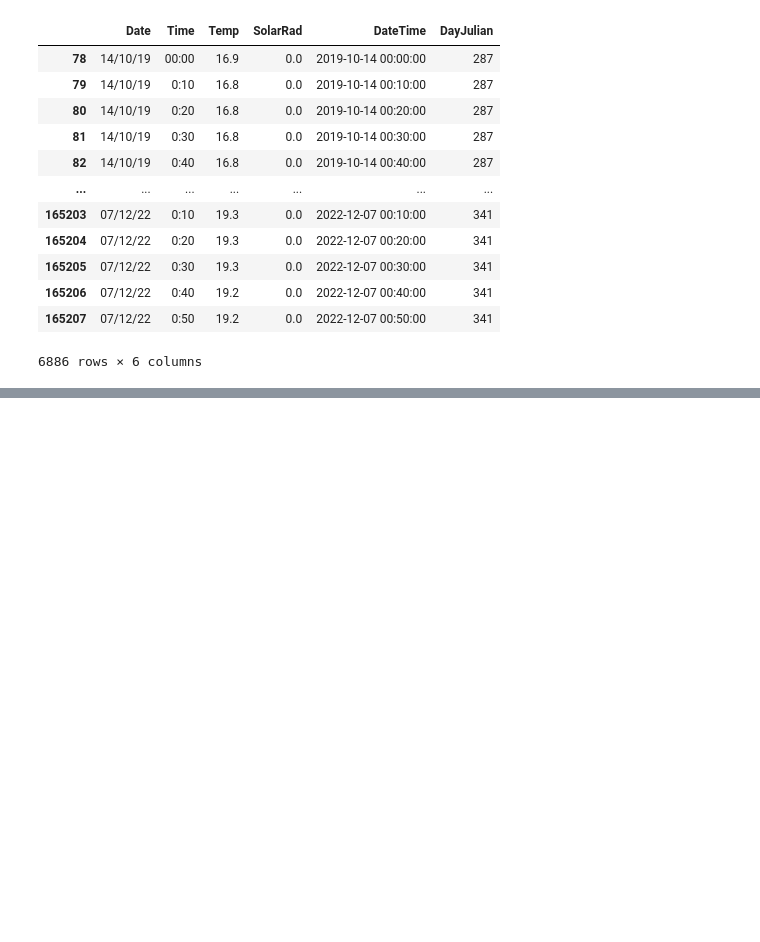
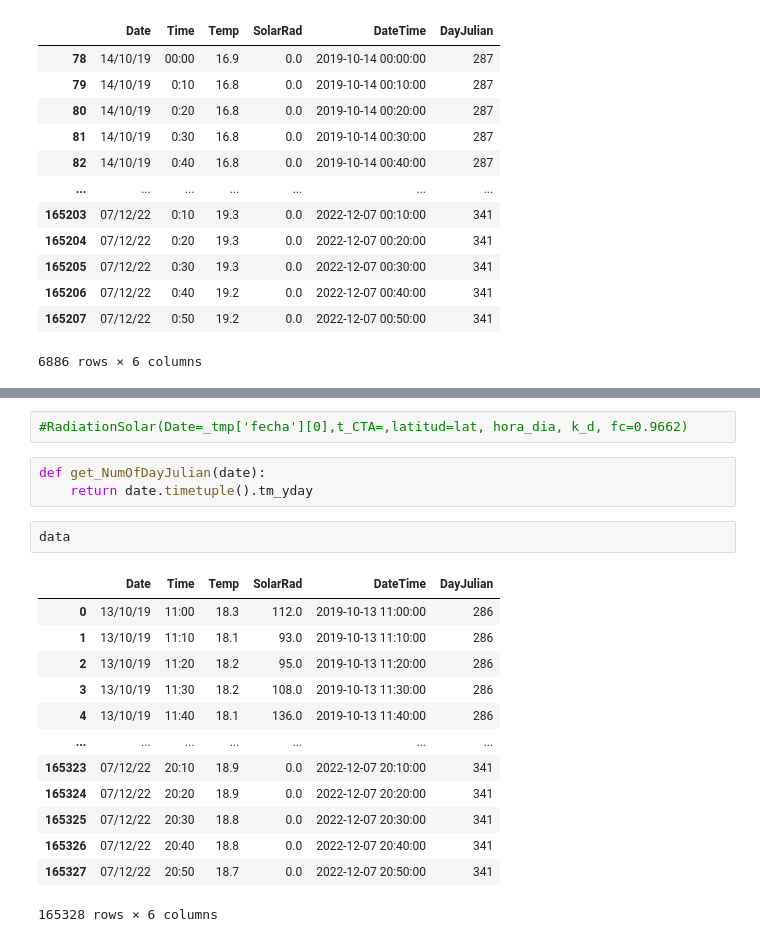
Before and after one commit to Pr0nel/weather_data, a Jupyter notebook: Notebooks/1.0 Exploracion Dataset.ipynb, the cells around one changed output, grey strips where cells are left out. Cells and saved outputs as stored; diff of their text form; blank space fills up the shorter version.

```diff
--- a/Notebooks/1.0 Exploracion Dataset.ipynb
+++ b/Notebooks/1.0 Exploracion Dataset.ipynb
@@ -380,0 +508,21 @@ data[data['DateTime'].dt.hour==0]
+# %%
+#RadiationSolar(Date=_tmp['fecha'][0],t_CTA=,latitud=lat, hora_dia, k_d, fc=0.9662)
+# %%
+def get_NumOfDayJulian(date):
+    return date.timetuple().tm_yday
+# %%
+data
+# %% [output]
+|  | Date | Time | Temp | SolarRad | DateTime | DayJulian |
+| 0 | 13/10/19 | 11:00 | 18.3 | 112.0 | 2019-10-13 11:00:00 | 286 |
+| 1 | 13/10/19 | 11:10 | 18.1 | 93.0 | 2019-10-13 11:10:00 | 286 |
+| 2 | 13/10/19 | 11:20 | 18.2 | 95.0 | 2019-10-13 11:20:00 | 286 |
+| 3 | 13/10/19 | 11:30 | 18.2 | 108.0 | 2019-10-13 11:30:00 | 286 |
+| 4 | 13/10/19 | 11:40 | 18.1 | 136.0 | 2019-10-13 11:40:00 | 286 |
+| ... | ... | ... | ... | ... | ... | ... |
+| 165323 | 07/12/22 | 20:10 | 18.9 | 0.0 | 2022-12-07 20:10:00 | 341 |
+| 165324 | 07/12/22 | 20:20 | 18.9 | 0.0 | 2022-12-07 20:20:00 | 341 |
+| 165325 | 07/12/22 | 20:30 | 18.8 | 0.0 | 2022-12-07 20:30:00 | 341 |
+| 165326 | 07/12/22 | 20:40 | 18.8 | 0.0 | 2022-12-07 20:40:00 | 341 |
+| 165327 | 07/12/22 | 20:50 | 18.7 | 0.0 | 2022-12-07 20:50:00 | 341 |
+165328 rows × 6 columns
```
Also changed, not shown: parts of 31 cells of this notebook, 1 other file.
